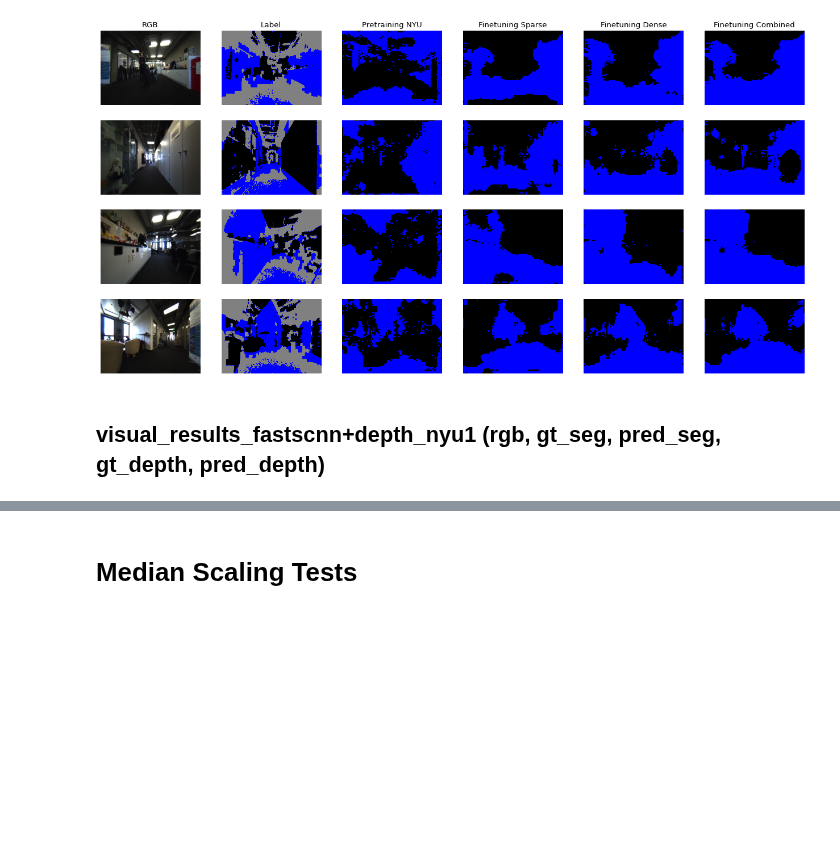
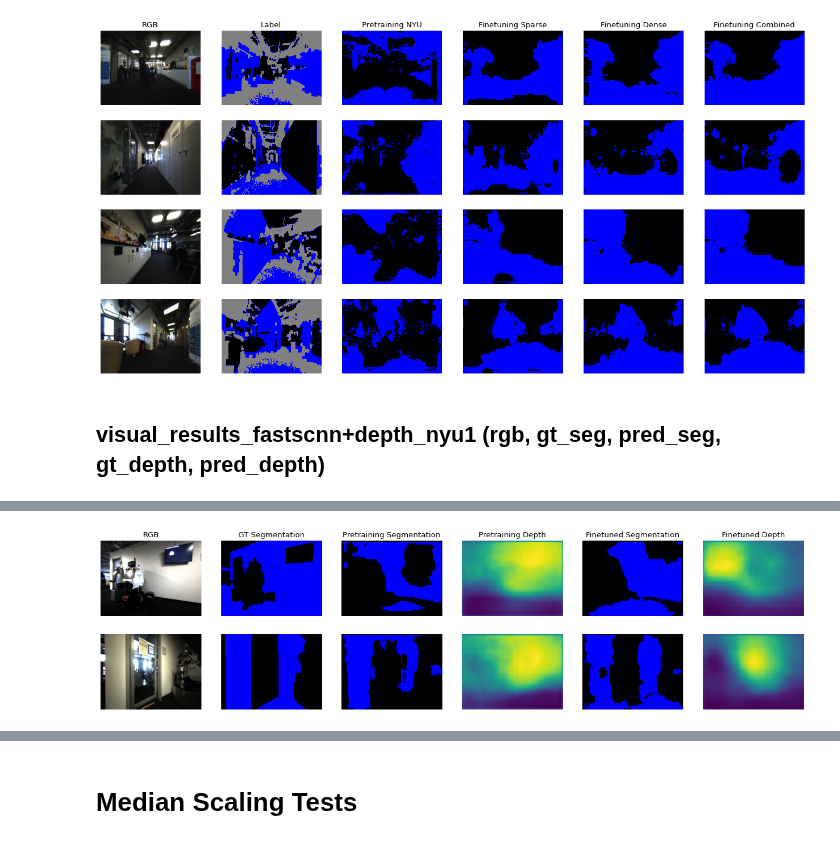
Before and after one commit to ethz-asl/background_foreground_segmentation, a Jupyter notebook: src/visualizations.ipynb, the cells around one changed output, grey strips where cells are left out. Drawn from its saved outputs; the diff is of its cells as text; code cells hidden in the pictures; blank space fills up the shorter version.

```diff
--- a/src/visualizations.ipynb
+++ b/src/visualizations.ipynb
@@ -538,0 +613,81 @@ WARNING:tensorflow:No training configuration found in the save file, so the mode
+# %%
+# Power + standardize
+samples_iter1 = iter(val_ds_office_gt)
+samples_iter2 = iter(val_ds_office_gt)
+entries = list()
+"""
+index = 25
+for i in range(index):
+    entry = next(samples_iter1)
+    if i > index - 5:
+        entries.append(entry)
+"""
+for i in range(17):
+    entry1 = next(samples_iter1)
+for i in range(24):
+    entry2 = next(samples_iter2)
+entries.append(entry1)
+entries.append(entry2)
+
+i = 0
+rows = len(entries)
+figure0 = plt.figure(figsize=(20, 5), dpi=80)
+model_pre = tf.keras.models.load_model('/home/matthias/data/rss_2021_data/xavier_models/nyu_depth_pretraining_14/model_epoch_65.h5', custom_objects={'tf': tf})
+model_fine = tf.keras.models.load_model('/home/matthias/data/rss_2021_data/xavier_models/office3_densedepth20_dyn_cam2_finetuning_2/model_epoch_6.h5', custom_objects={'tf': tf})
+for entry in entries:
+    # RGB
+    ax1 = plt.subplot(rows,6,i+1)
+    plt.axis('off')
+    ax1.imshow(entry['image'])
+    if i == 0:
+        ax1.set_title('RGB')
+    # GT Semseg
+    ax1 = plt.subplot(rows,6,i+2)
+    plt.axis('off')
+    ax1.imshow(entry['label'], cmap=cmap2)
+    if i == 0:
+        ax1.set_title('GT Segmentation')
+    # Pred Semseg Pre
+    ax1 = plt.subplot(rows,6,i+3)
+    plt.axis('off')
+    a = tf.image.convert_image_dtype(tf.expand_dims(entry['image'],axis=0), tf.float32)
+    b = model_pre(a)[1]
+    semseg = b[0]
+    pred = tf.argmax(semseg, axis=-1)
+    ax1.imshow(pred[0,:,:], cmap=cmap2)
+    if i == 0:
+        ax1.set_title('Pretraining Segmentation')
+    # Depth predictions Pre
+    ax1 = plt.subplot(rows,6,i+4)
+    plt.axis('off')
+    depth = b[2]
+    plot1 = ax1.imshow(depth[0,:,:])
+    #plt.colorbar(plot1,ax=ax1)
+    pred_depth = tf.expand_dims(depth[0,:,:],0)
+    if i == 0:
+        ax1.set_title('Pretraining Depth')
+    # Pred Semseg Fine
+    ax1 = plt.subplot(rows,6,i+5)
+    plt.axis('off')
+    a = tf.image.convert_image_dtype(tf.expand_dims(entry['image'],axis=0), tf.float32)
+    b = model_fine(a)[1]
+    semseg = b[0]
+    pred = tf.argmax(semseg, axis=-1)
+    ax1.imshow(pred[0,:,:], cmap=cmap2)
+    if i == 0:
+        ax1.set_title('Finetuned Segmentation')
+    # Depth predictions Fine
+    ax1 = plt.subplot(rows,6,i+6)
+    plt.axis('off')
+    depth = b[2]
+    plot1 = ax1.imshow(depth[0,:,:])
+    #plt.colorbar(plot1,ax=ax1)
+    pred_depth = tf.expand_dims(depth[0,:,:],0)
+    if i == 0:
+        ax1.set_title('Finetuned Depth')
+
+    i+=6
+
+figure0.savefig("presentation_figures/visual_results_fastscnn+depth_officegt_1.pdf", bbox_inches='tight')
+figure0.savefig("presentation_figures/visual_results_fastscnn+depth_officegt_1.png", bbox_inches='tight')
+# %% [output]
@@ -538,0 +698 @@ WARNING:tensorflow:No training configuration found in the save file, so the mode
+[figure, added]
```
Also changed, not shown: parts of 6 cells of this notebook, 3 other files.
